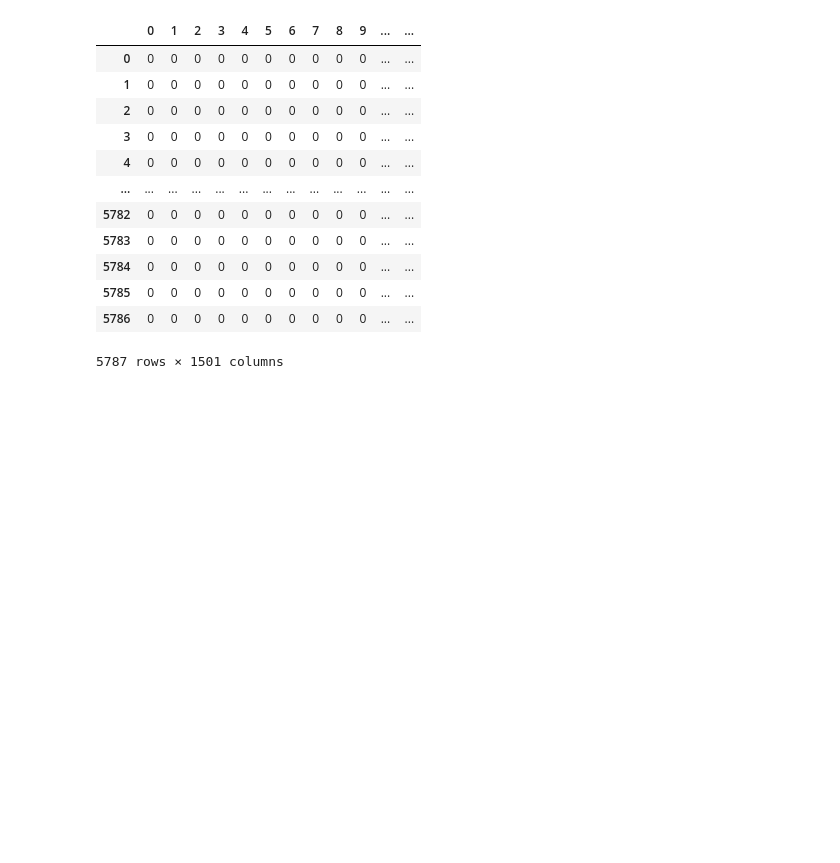
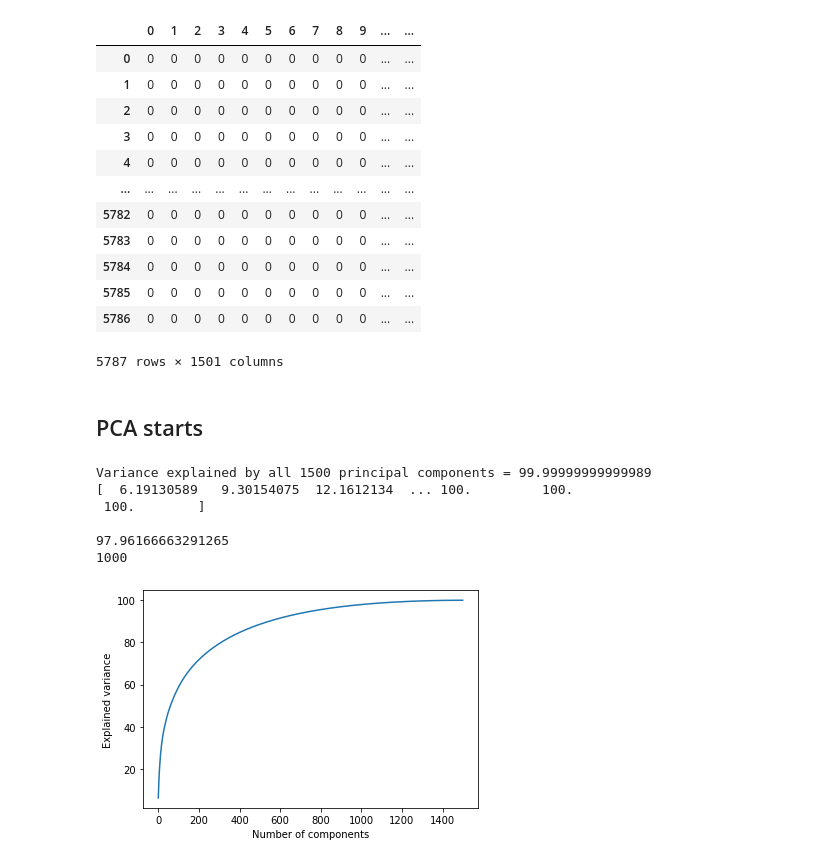
Before and after one commit to sak007/Monkey-Pox-Misinformation-Classification, a Jupyter notebook: code/preprocess_bio.ipynb, the cells around one changed output. Cells and saved outputs as stored; diff of their text form; code cells hidden in the pictures; blank space fills up the shorter version.

```diff
--- a/code/preprocess_bio.ipynb
+++ b/code/preprocess_bio.ipynb
@@ -20,7 +19,7 @@ text_field = 'user description'
 [nltk_data]   Package stopwords is already up-to-date!
 # %%
-#csvname=file_prefix+".csv" #changed this line
-csvname="filtered_dataset/"+file_prefix+".csv"
+# csvname="filtered_dataset/"+file_prefix+".csv" #changed
+csvname=file_prefix+".csv" #changed
 data_orig=pd.read_csv(csvname)
 data=data_orig.copy()
 data.drop(data.columns[data.columns.str.contains('unnamed',case = False)],axis = 1, inplace = True)
@@ -219,3 +218,10 @@ df_lemmatization_CV.to_csv('processed_dataset/'+file_prefix+'_lemmatization_CV.c
 # %%
 df_portered_TF_IDF.to_csv('processed_dataset/'+file_prefix+'_portered_TF_IDF.csv',index=False)
 df_lemmatization_TF_IDF.to_csv('processed_dataset/'+file_prefix+'_lemmatization_TF_IDF.csv',index=False)
+# %% [markdown]
+## PCA starts
+# %%
+def split_data_train_test_split(X,y):
+ from sklearn.model_selection import train_test_split
+ X_train, X_test, y_train, y_test = train_test_split(X, y, test_size = 0.2, random_state = 0)
+ return(X_train, X_test,y_train,y_test)
@@ -221,0 +257,26 @@ df_lemmatization_TF_IDF.to_csv('processed_dataset/'+file_prefix+'_lemmatization_
+# %%
+# PCA on lemmatization data
+y = df_lemmatization_TF_IDF['class']
+X_lemmatization_tf = df_lemmatization_TF_IDF.copy()
+X_lemmatization_tf.drop ('class', axis=1, inplace=True)
+
+X_lemmatization_cv = df_lemmatization_CV.copy()
+X_lemmatization_cv.drop ('class', axis=1, inplace=True)
+# %%
+X_train_cv, X_test_cv,y_train_cv,y_test_cv=split_data_train_test_split(X_lemmatization_cv,y)
+X_train_tf, X_test_tf,y_train_tf,y_test_tf=split_data_train_test_split(X_lemmatization_tf,y)
+# %%
+# PCA lemmatization CV
+X_train_ = X_train_cv
+y_train_ = y_train_cv
+total_components = min(len(df_lemmatization_CV.columns)-1, len(X_train_))
+n_components = 1000
+X_train = perform_PCA (X_train_, y_train_, total_components, n_components)
+# %% [output]
+Variance explained by all 1500 principal components = 99.99999999999989
+[  6.19130589   9.30154075  12.1612134  ... 100.         100.
+ 100.        ]
+
+97.96166663291265
+1000
+[figure, added]
```
Also changed, not shown: parts of 7 cells of this notebook, 2 other files.
